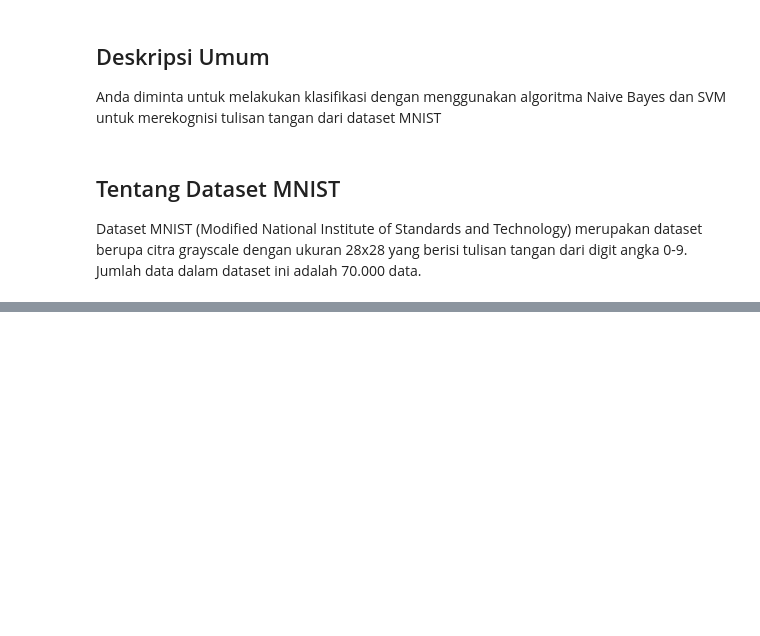
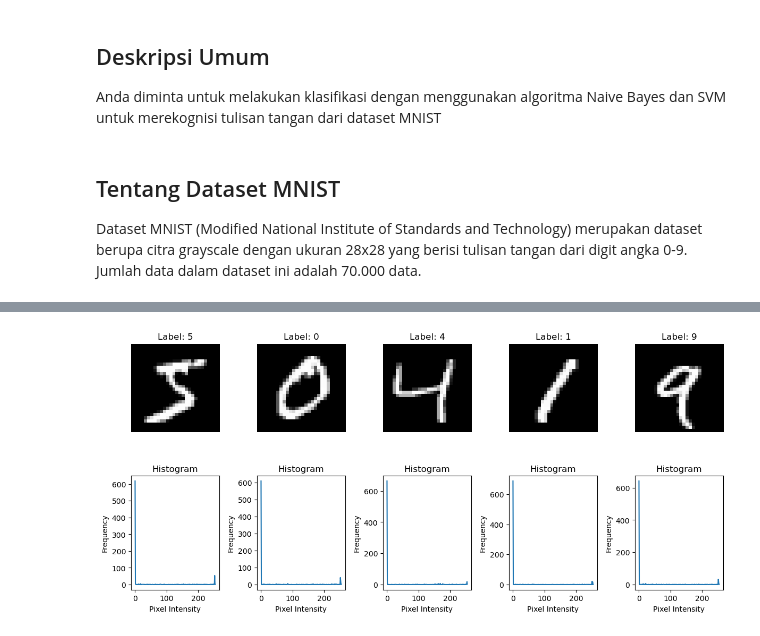
Before and after one commit to alvianfirdaus/Kelompok3_ML, a Jupyter notebook: Kuis 1/Pembelajaran Mesin - Kuis 1.ipynb, the cells around one changed output, grey strips where cells are left out. Saved outputs shown, nothing was run; the diff lists cells and outputs as text; code cells hidden in the pictures; blank space fills up the shorter version.

```diff
--- a/Kuis 1/Pembelajaran Mesin - Kuis 1.ipynb
+++ b/Kuis 1/Pembelajaran Mesin - Kuis 1.ipynb
@@ -53,0 +191,22 @@ mnist.keys()
+# %%
+histograms = np.array([np.histogram(image.reshape(28, 28), bins=256, range=(0, 256))[0] for image in X])
+num_images_to_display = 5
+
+plt.figure(figsize=(12, 8))
+
+for i in range(num_images_to_display):
+    plt.subplot(3, num_images_to_display, i + 1)
+    plt.imshow(X[i].reshape(28, 28), cmap='gray')
+    plt.title(f'Label: {y[i]}')
+    plt.axis('off')
+
+    plt.subplot(3, num_images_to_display, num_images_to_display + i + 1)
+    plt.plot(histograms[i])
+    plt.title('Histogram')
+    plt.xlabel('Pixel Intensity')
+    plt.ylabel('Frequency')
+
+plt.tight_layout()
+plt.show()
+# %% [output]
+[figure, added]
```
Also changed, not shown: parts of 17 cells of this notebook, 4 other files.
